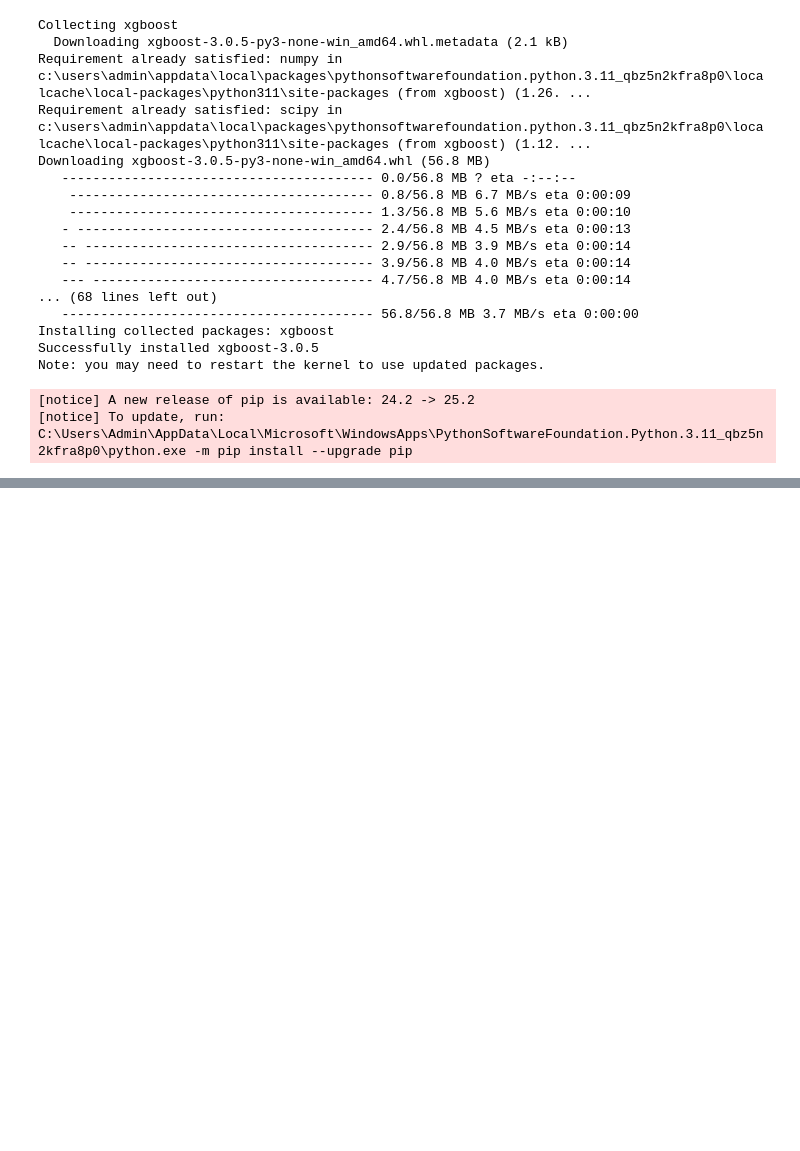
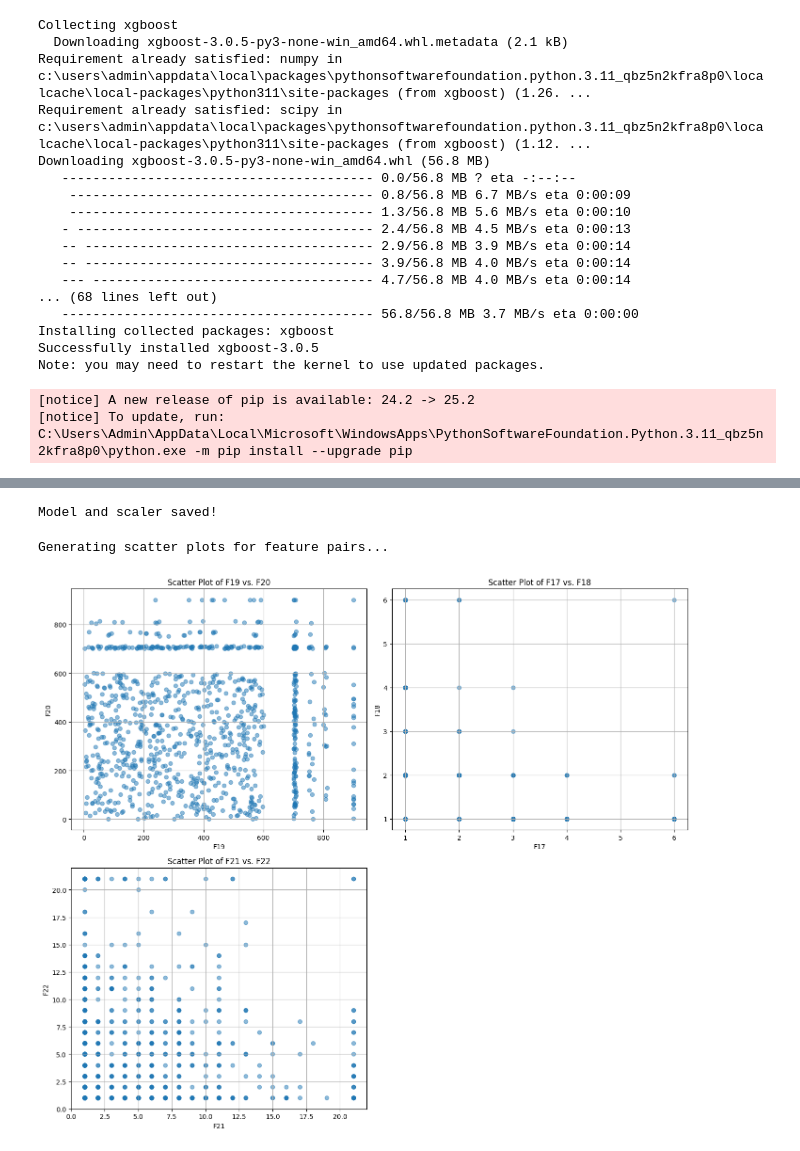
Before and after one commit to ayush23maan/shaadi, a Jupyter notebook: src/shaadi.ipynb, the cells around one changed output, grey strips where cells are left out. Saved outputs shown, nothing was run; the diff lists cells and outputs as text; code cells hidden in the pictures; blank space fills up the shorter version.

```diff
--- a/src/shaadi.ipynb
+++ b/src/shaadi.ipynb
@@ -690,0 +725,74 @@ weighted avg       0.80      0.55      0.57     20236
+# %%
+import joblib
+
+# Save the trained model
+joblib.dump(best_xgb_model, 'xgb_model.joblib')
+
+# Save the scaler
+joblib.dump(scaler, 'scaler.joblib')
+
+print("Model and scaler saved!")
+# %% [output]
+Model and scaler saved!
+# %%
+import matplotlib.pyplot as plt
+import pandas as pd
+
+def plot_feature_pairs(dataframe, feature_pairs):
+    """
+    Generates scatter plots for specified pairs of features in a DataFrame.
+
+    Args:
+        dataframe (pd.DataFrame): The DataFrame containing the training data (e.g., X_train).
+        feature_pairs (list of tuples): A list where each tuple contains two feature names
+                                        to be plotted against each other.
+    """
+    # Determine the number of plots to create a grid
+    num_plots = len(feature_pairs)
+    # Arrange plots in a grid, with a maximum of 2 columns
+    num_cols = min(num_plots, 2)
+    num_rows = (num_plots + 1) // num_cols
+
+    fig, axes = plt.subplots(num_rows, num_cols, figsize=(7 * num_cols, 6 * num_rows))
+    # Flatten the axes array for easy iteration, handling the single plot case
+    axes = axes.flatten() if num_plots > 1 else [axes]
+
+    print("Generating scatter plots for feature pairs...")
+
+    # Loop through each pair and create a scatter plot
+    for i, (feat1, feat2) in enumerate(feature_pairs):
+        ax = axes[i]
+        # Using a sample of the data to avoid overplotting if the dataset is large
+        sample_df = dataframe.sample(n=min(1000, len(dataframe)), random_state=42)
+        ax.scatter(sample_df[feat1], sample_df[feat2], alpha=0.5)
+        ax.set_title(f'Scatter Plot of {feat1} vs. {feat2}', fontsize=12)
+        ax.set_xlabel(feat1)
+        ax.set_ylabel(feat2)
+        ax.grid(True)
+
+    # Hide any unused subplots
+    for j in range(i + 1, len(axes)):
+        axes[j].set_visible(False)
+
+    plt.tight_layout()
+    plt.show()
+
+# --- Example of how to use the function ---
+
+# First, ensure X_train is a DataFrame (it should be if you followed previous steps)
+# If it's a NumPy array, convert it back:
+# X_train_df = pd.DataFrame(X_train, columns=X.columns)
+
+# Define the pairs of features you suspect are correlated
+suspected_pairs = [
+    ('F19', 'F20'),
+    ('F17', 'F18'),
+    ('F21', 'F22')
+]
+
+# Call the function with your training data and the list of pairs
+# Make sure X_train is a pandas DataFrame
+plot_feature_pairs(X_train, suspected_pairs)
+# %% [output]
+Generating scatter plots for feature pairs...
+[figure, added]
```
Also changed, not shown: parts of 30 cells of this notebook, 4 other files.
